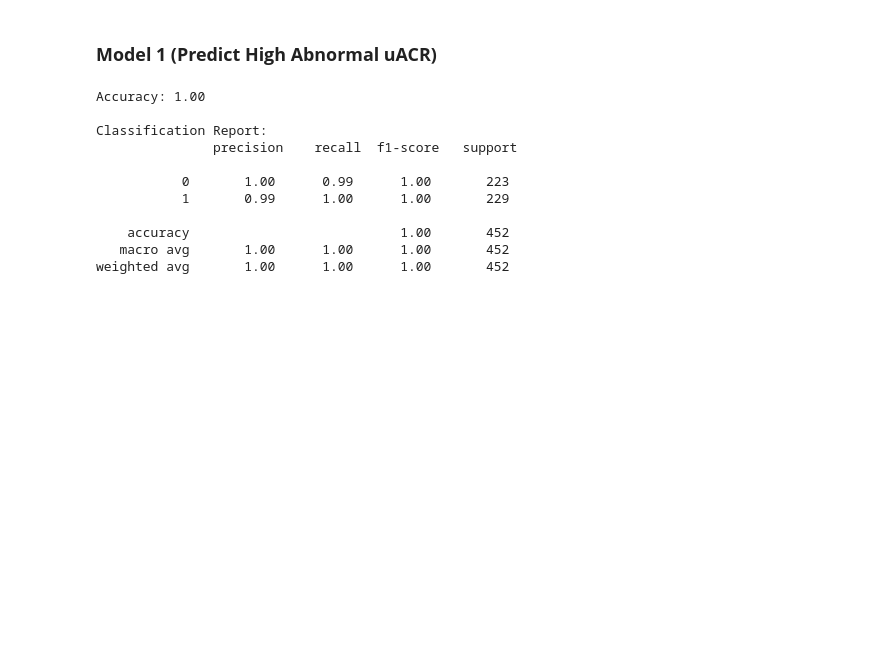
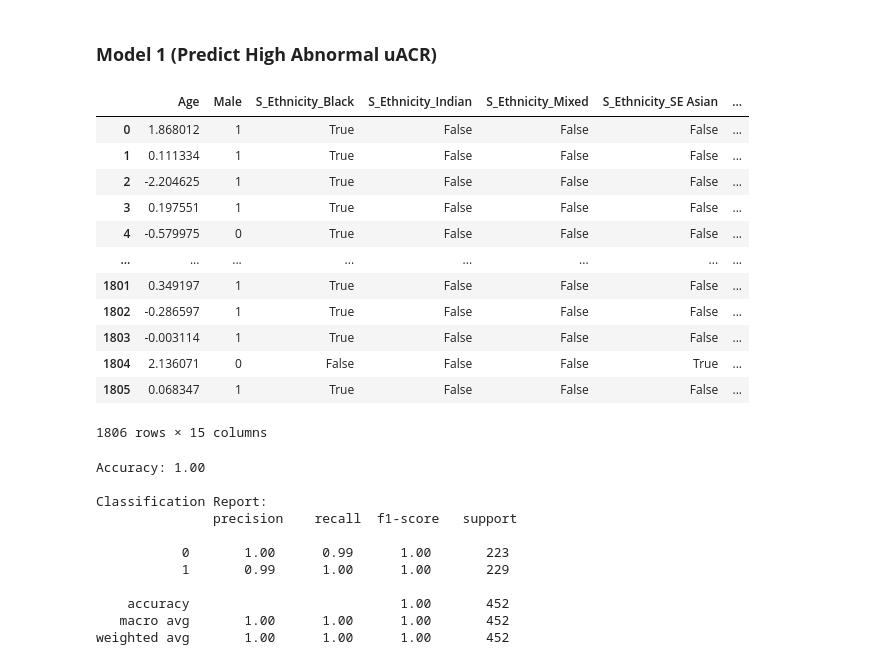
Before and after one commit to edwardbensa/hidden-ckd, a Jupyter notebook: notebooks/Hidden CKD (Full).ipynb, the cells around one changed output. Drawn from its saved outputs; the diff is of its cells as text; code cells hidden in the pictures; blank space fills up the shorter version.

```diff
--- a/notebooks/Hidden CKD (Full).ipynb
+++ b/notebooks/Hidden CKD (Full).ipynb
@@ -24,7 +35,7 @@
 import numpy as np
 import pandas as pd
 # %%
-raw_data=pd.read_csv('https://raw.githubusercontent.com/edwardbensa/hidden-ckd/main/data/raw/hidden_ckd_raw.csv')
+raw_data=pd.read_csv(f'{RAW_DATA_DIR}/hidden_ckd_raw.csv')
 # %% [markdown]
 # **Cleaning and Preprocessing Raw Data**
 # %%
@@ -100,4 +111,6 @@ data['Age'] = data['Age'].round(1)
 # %%
 data['Age_Category'] = pd.cut(data['Age'], bins=[0, 25, 40, 55, 70, float('inf')], labels=['<25', '25-40', '41-55', '56-70', '>70']).astype(str)
 # %%
-data = data[['Date', 'Gender', 'Ethnicity', 'S_Ethnicity', 'Ethnicity_Black', 'DOB', 'Age', 'Age_Category', 'Height', 'Weight', 'BMI', 'BMI_Category', 'Systolic', 'Diastolic', 'BP_Category', 'Has_High_BP', 'Has_Diabetes', 'Has_KD', 'Has_HD', 'BP_Meds', 'Diabetes_Meds', 'Cholesterol_Meds', 'Other_Meds', 'Family_KD', 'uACR']]
+data = data[['Date', 'Gender', 'Ethnicity', 'S_Ethnicity', 'Ethnicity_Black', 'DOB', 'Age', 'Age_Category', 'Height', 'Weight', 'BMI', 'BMI_Category',
+             'Systolic', 'Diastolic', 'BP_Category', 'Has_High_BP', 'Has_Diabetes', 'Has_KD', 'Has_HD',
+             'BP_Meds', 'Diabetes_Meds', 'Cholesterol_Meds', 'Other_Meds', 'Family_KD', 'uACR']]
@@ -104,3 +128,17 @@ data = data[['Date', 'Gender', 'Ethnicity', 'S_Ethnicity', 'Ethnicity_Black', 'D
+# %%
+def determine_kd_risk(row):
+    if row['uACR'] == 'High Abnormal' and row['Has_Diabetes']:
+        return 'Moderate'
+    elif (row['Systolic'] < 140 and row['Diastolic'] < 90 and
+          row['uACR'] == 'Normal' and not row['Has_Diabetes'] and
+          row['Family_KD'] != 'Definitely Yes'):
+        return 'Low'
+    elif row['Systolic'] > 180 or row['Diastolic'] > 120 or row['uACR'] == 'High Abnormal':
+        return 'High'
+    else:
+        return 'Moderate'
+
+data['KD_Risk'] = data.apply(determine_kd_risk, axis=1)
 # %%
 data = data.reset_index(drop=True)
 # %%
@@ -718,6 +758,25 @@ y1 = data_rf['HA_uACR']
 y2 = data_rf['uACR']
 # %% [markdown]
 ### **Model 1 (Predict High Abnormal uACR)**
+# %%
+oversample = RandomOverSampler(sampling_strategy='not majority', random_state=42)
+X_over, y_over = oversample.fit_resample(X, y1)
+
+X_over
+# %% [output]
+|  | Age | Male | S_Ethnicity_Black | S_Ethnicity_Indian | S_Ethnicity_Mixed | S_Ethnicity_SE Asian | ... |
+| 0 | 1.868012 | 1 | True | False | False | False | ... |
+| 1 | 0.111334 | 1 | True | False | False | False | ... |
+| 2 | -2.204625 | 1 | True | False | False | False | ... |
+| 3 | 0.197551 | 1 | True | False | False | False | ... |
+| 4 | -0.579975 | 0 | True | False | False | False | ... |
+| ... | ... | ... | ... | ... | ... | ... | ... |
+| 1801 | 0.349197 | 1 | True | False | False | False | ... |
+| 1802 | -0.286597 | 1 | True | False | False | False | ... |
+| 1803 | -0.003114 | 1 | True | False | False | False | ... |
+| 1804 | 2.136071 | 0 | False | False | False | True | ... |
+| 1805 | 0.068347 | 1 | True | False | False | False | ... |
+1806 rows × 15 columns
 # %%
 from imblearn.over_sampling import RandomOverSampler
 from imblearn.under_sampling import RandomUnderSampler
```
Also changed, not shown: parts of 5 cells of this notebook, 8 other files.
